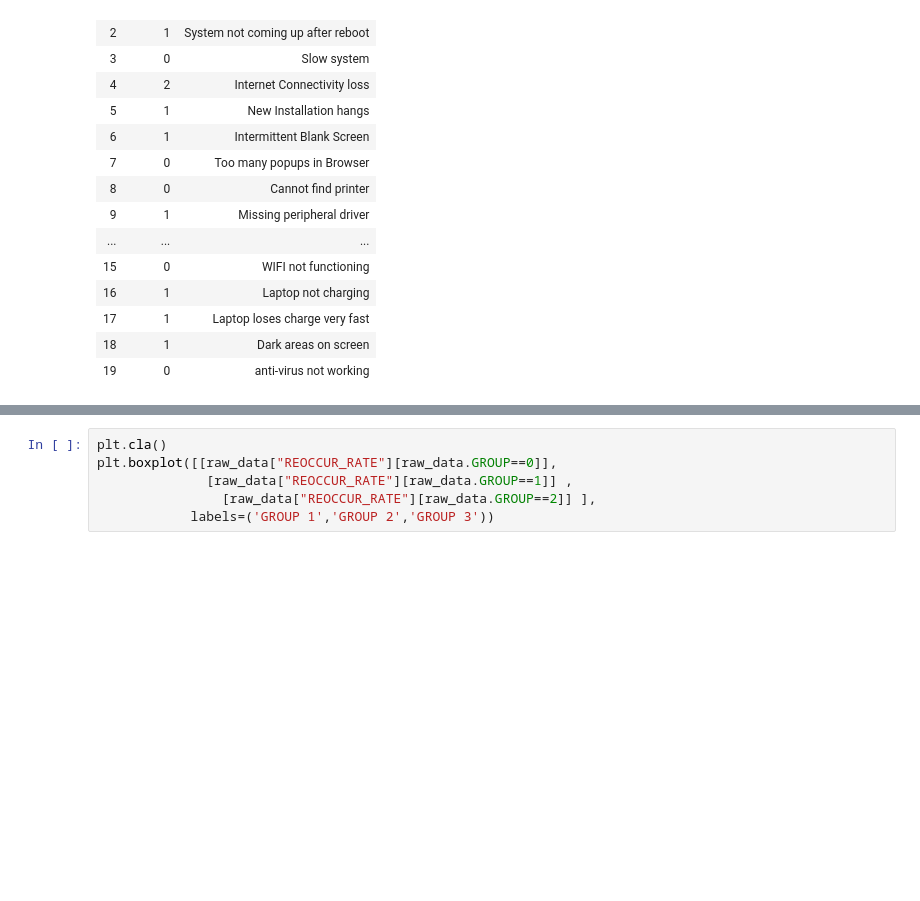
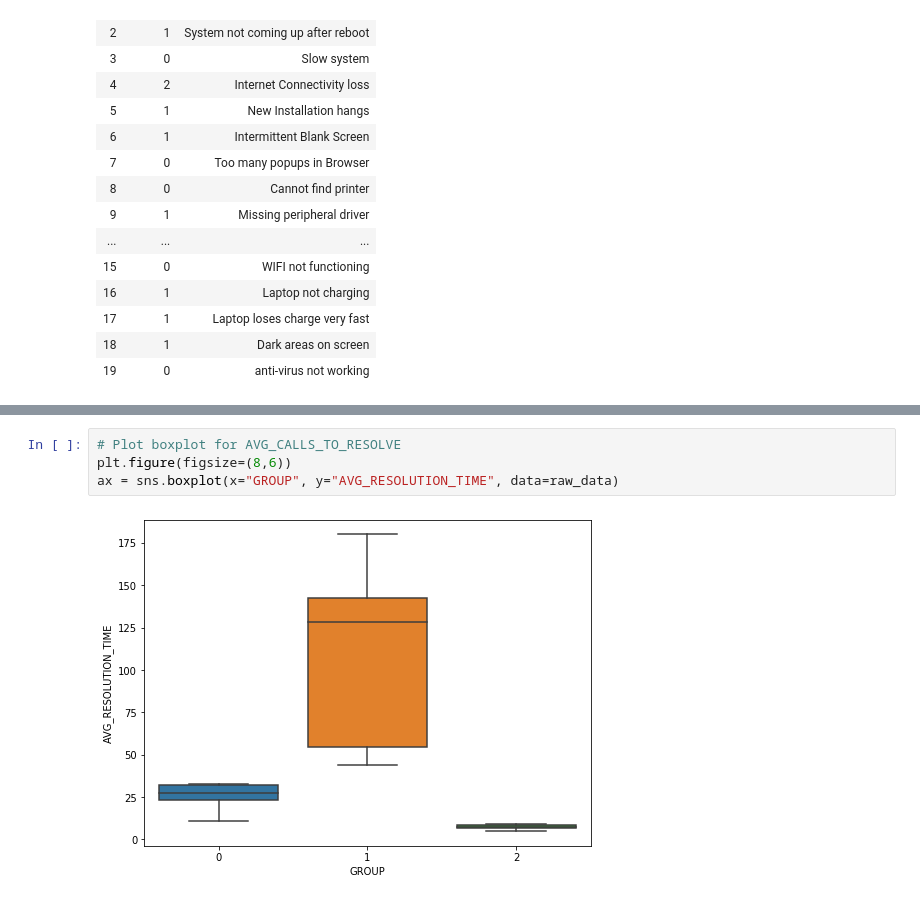
Before and after one commit to JessicaFB/Customer-Resolution, a Jupyter notebook: Customer Resolution.ipynb, the cells around one changed output, grey strips where cells are left out. Saved outputs shown, nothing was run; the diff lists cells and outputs as text; blank space fills up the shorter version.

```diff
--- a/Customer Resolution.ipynb
+++ b/Customer Resolution.ipynb
@@ -134,6 +131,6 @@ Next we see Reoccurance Rate.
-# %%
-plt.cla()
-plt.boxplot([[raw_data["REOCCUR_RATE"][raw_data.GROUP==0]],
-              [raw_data["REOCCUR_RATE"][raw_data.GROUP==1]] ,
-                [raw_data["REOCCUR_RATE"][raw_data.GROUP==2]] ],
-            labels=('GROUP 1','GROUP 2','GROUP 3'))
+# %%
+# Plot boxplot for AVG_CALLS_TO_RESOLVE
+plt.figure(figsize=(8,6))
+ax = sns.boxplot(x="GROUP", y="AVG_RESOLUTION_TIME", data=raw_data)
+# %% [output]
+[figure, added]
```
Also changed, not shown: parts of 13 cells of this notebook.
